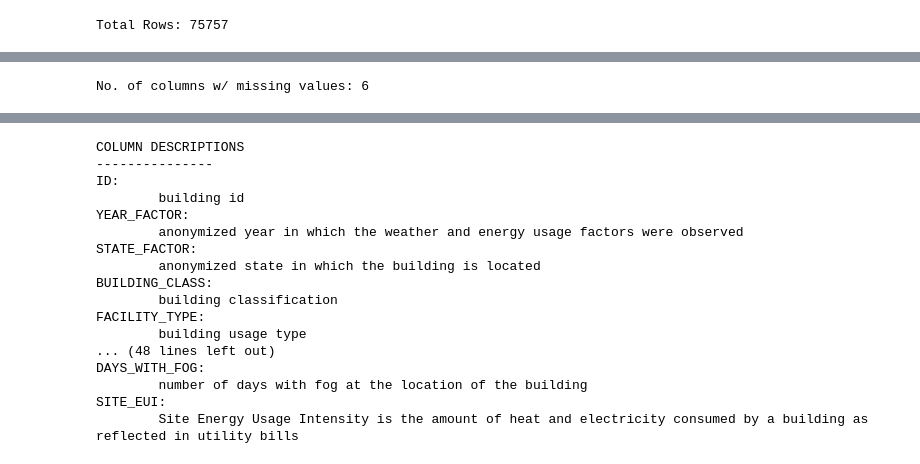
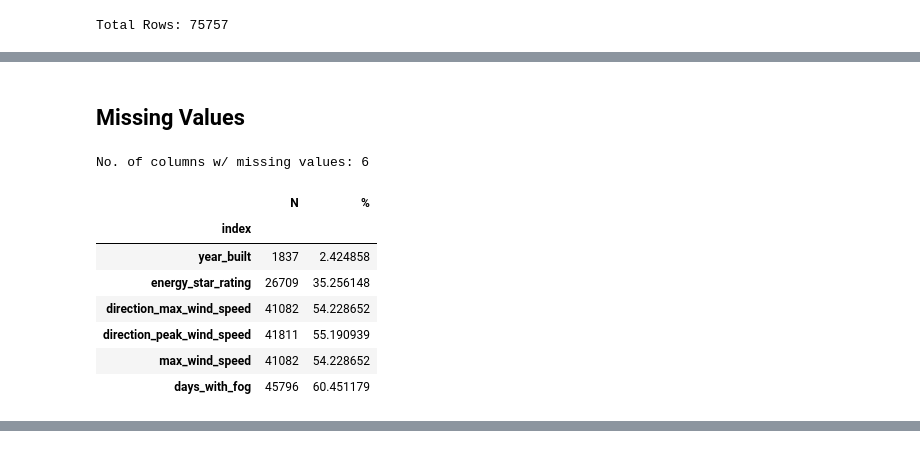
Before and after one commit to ahashmi/wids-2022, a Jupyter notebook: notebooks/wids000_explore.ipynb, the cells around one changed output, grey strips where cells are left out. Drawn from its saved outputs; the diff is of its cells as text; code cells hidden in the pictures.

```diff
--- a/notebooks/wids000_explore.ipynb
+++ b/notebooks/wids000_explore.ipynb
@@ -41,9 +153,21 @@ Total Rows: 75757
+# %% [markdown]
+## Missing Values
 # %%
-cols_missing = tr_df.isna().sum().reset_index(name="n")
-cols_missing = cols_missing[cols_missing['n'] > 0]
-cols_missing['p'] = cols_missing['n'] / rows_total * 100
+cols_missing = tr_df.isna().sum().reset_index(name='N')
+cols_missing = cols_missing[cols_missing['N'] > 0]
+cols_missing['%'] = cols_missing['N'] / rows_total * 100
 print(f'No. of columns w/ missing values: {cols_missing.shape[0]}')
+cols_missing.set_index('index', inplace=True)
+display(cols_missing)
 # %% [output]
 No. of columns w/ missing values: 6
+|  | N | % |
+| index |  |  |
+| year_built | 1837 | 2.424858 |
+| energy_star_rating | 26709 | 35.256148 |
+| direction_max_wind_speed | 41082 | 54.228652 |
+| direction_peak_wind_speed | 41811 | 55.190939 |
+| max_wind_speed | 41082 | 54.228652 |
+| days_with_fog | 45796 | 60.451179 |
 # %%
 fig = px.bar(cols_missing,
@@ -54,27 +179,3 @@ fig = px.bar(cols_missing,
 fig.show()
 # %% [output]
 [interactive output not drawn]
-# %%
-print('COLUMN DESCRIPTIONS\n---------------')
-with open(data_dir / descr_file, 'r') as js_in:
-    cols_descr = json.load(js_in)
-for col_nm, description in cols_descr.items():
-    print(f'{col_nm.upper()}:\n\t{description}')
-# %% [output]
-COLUMN DESCRIPTIONS
----------------
-ID:
-        building id
-YEAR_FACTOR:
-        anonymized year in which the weather and energy usage factors were observed
-STATE_FACTOR:
-        anonymized state in which the building is located
-BUILDING_CLASS:
-        building classification
-FACILITY_TYPE:
-        building usage type
-... (48 lines left out)
-DAYS_WITH_FOG:
-        number of days with fog at the location of the building
-SITE_EUI:
-        Site Energy Usage Intensity is the amount of heat and electricity consumed by a building as reflected in utility bills
```
Also changed, not shown: parts of 12 cells of this notebook, 3 other files.
